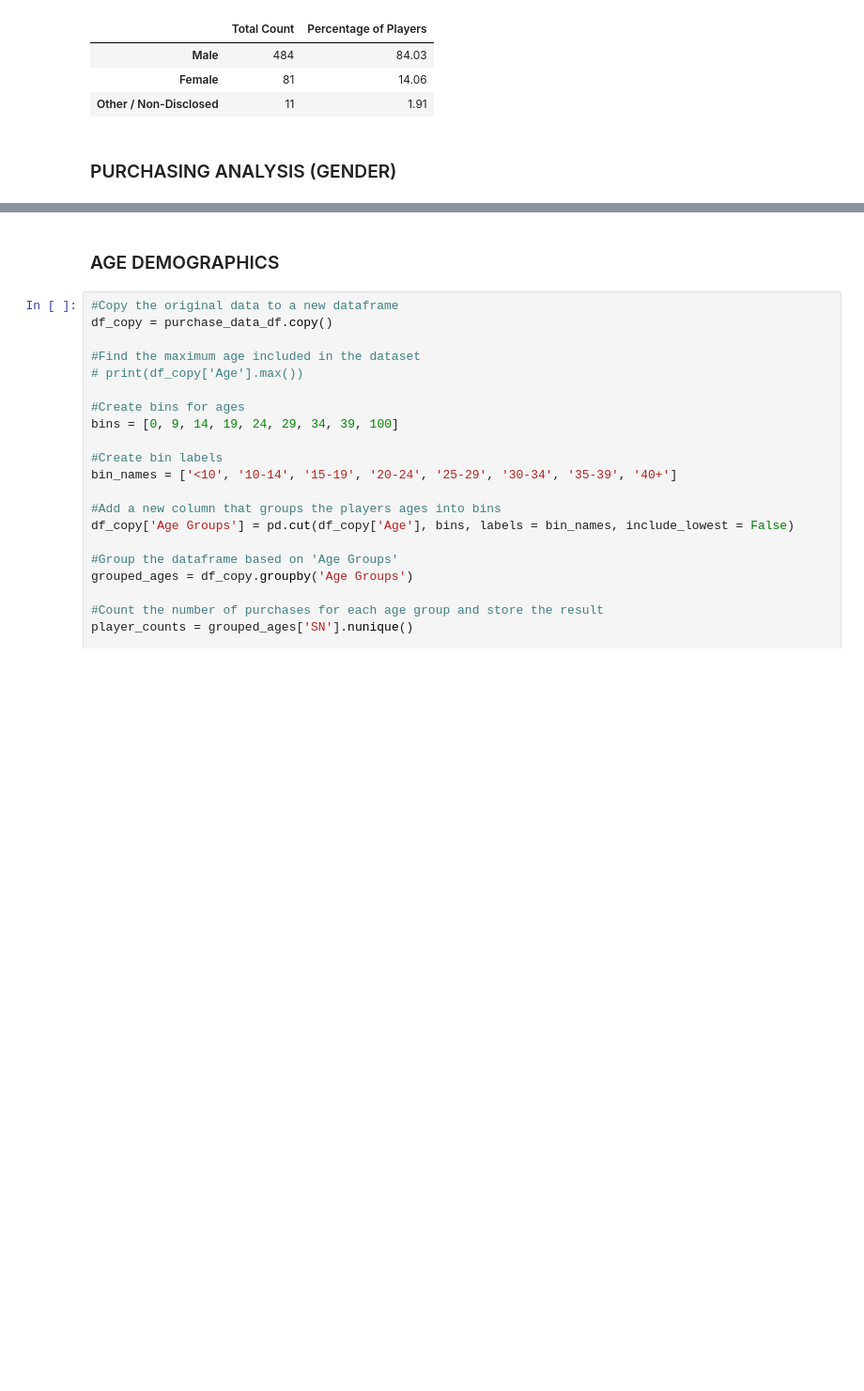
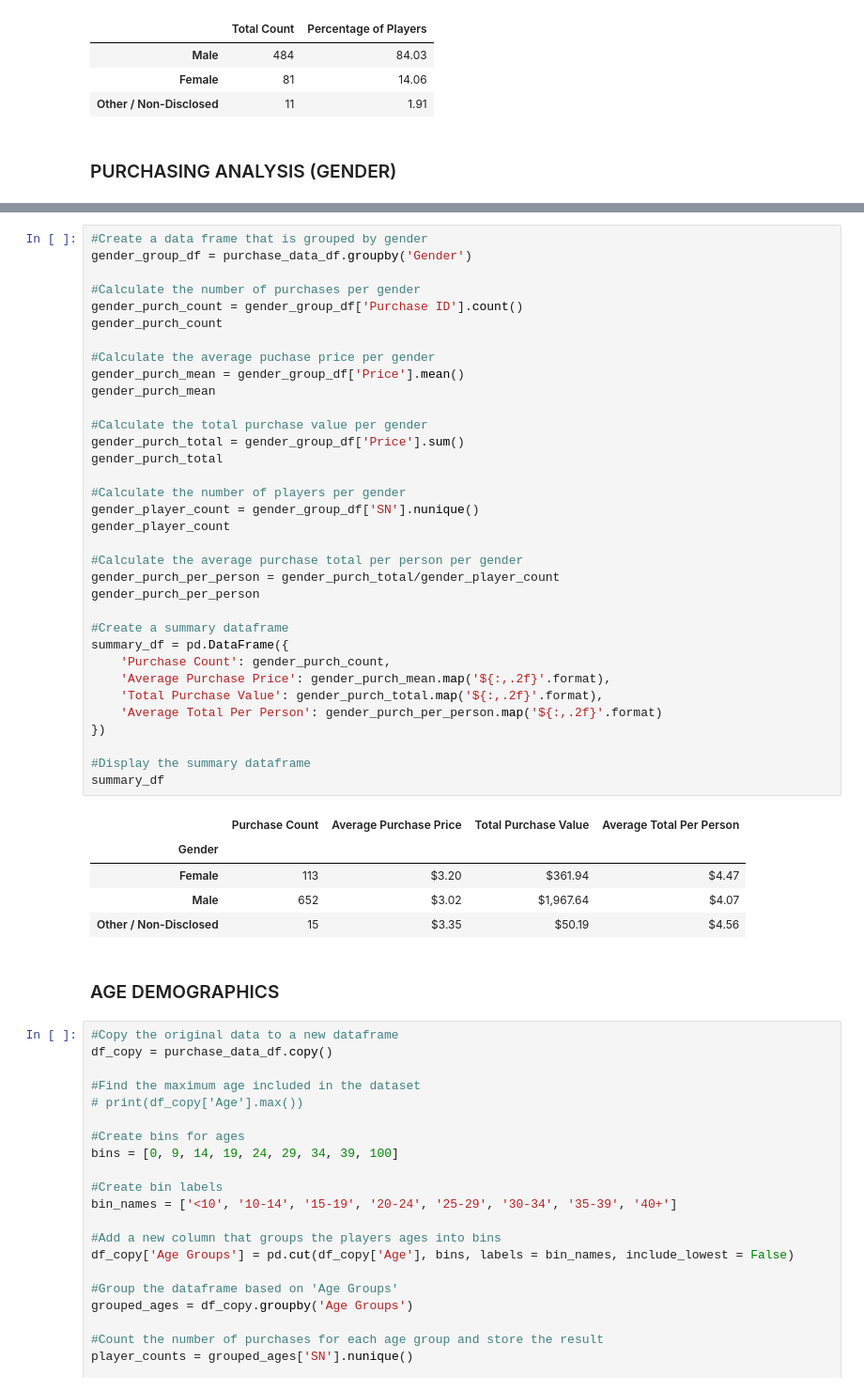
Before and after one commit to aaronrotman/pandas-challenge, a Jupyter notebook: HeroesOfPymoli/main.ipynb, the cells around one changed output, grey strips where cells are left out. Shown: that part at 94% size. Saved outputs shown, nothing was run; the diff lists cells and outputs as text; blank space fills up the shorter version.

Commit message:
Refactor code: purchasing analysis gender

```diff
--- a/HeroesOfPymoli/main.ipynb
+++ b/HeroesOfPymoli/main.ipynb
@@ -208,3 +119,43 @@ summary_df
+# %%
+#Create a data frame that is grouped by gender
+gender_group_df = purchase_data_df.groupby('Gender')
+
+#Calculate the number of purchases per gender
+gender_purch_count = gender_group_df['Purchase ID'].count()
+gender_purch_count
+
+#Calculate the average puchase price per gender
+gender_purch_mean = gender_group_df['Price'].mean()
+gender_purch_mean
+
+#Calculate the total purchase value per gender
+gender_purch_total = gender_group_df['Price'].sum()
+gender_purch_total
+
+#Calculate the number of players per gender
+gender_player_count = gender_group_df['SN'].nunique()
+gender_player_count
+
+#Calculate the average purchase total per person per gender
+gender_purch_per_person = gender_purch_total/gender_player_count
+gender_purch_per_person
+
+#Create a summary dataframe
+summary_df = pd.DataFrame({
+    'Purchase Count': gender_purch_count,
+    'Average Purchase Price': gender_purch_mean.map('${:,.2f}'.format),
+    'Total Purchase Value': gender_purch_total.map('${:,.2f}'.format),
+    'Average Total Per Person': gender_purch_per_person.map('${:,.2f}'.format)
+})
+
+#Display the summary dataframe
+summary_df
+# %% [output]
+|  | Purchase Count | Average Purchase Price | Total Purchase Value | Average Total Per Person |
+| Gender |  |  |  |  |
+| Female | 113 | $3.20 | $361.94 | $4.47 |
+| Male | 652 | $3.02 | $1,967.64 | $4.07 |
+| Other / Non-Disclosed | 15 | $3.35 | $50.19 | $4.56 |
 # %% [markdown]
 ### AGE DEMOGRAPHICS
 # %%
```
Also changed, not shown: parts of 3 cells of this notebook.
